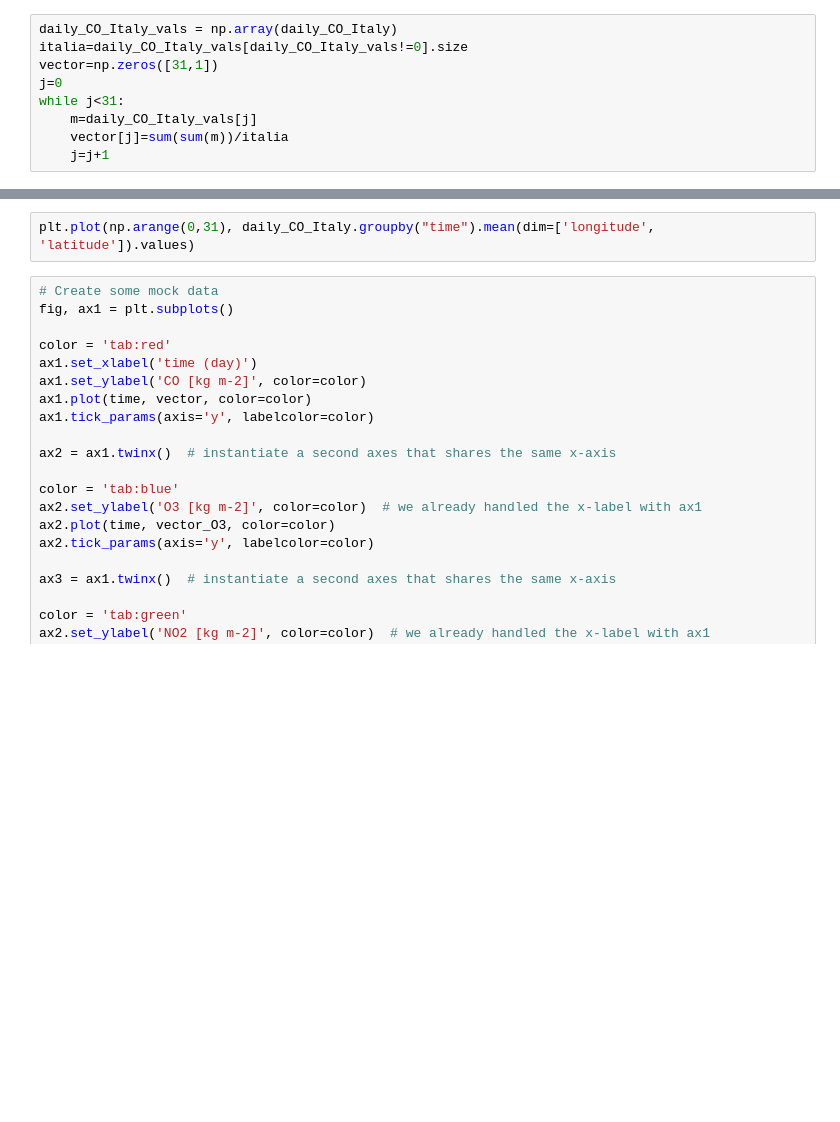
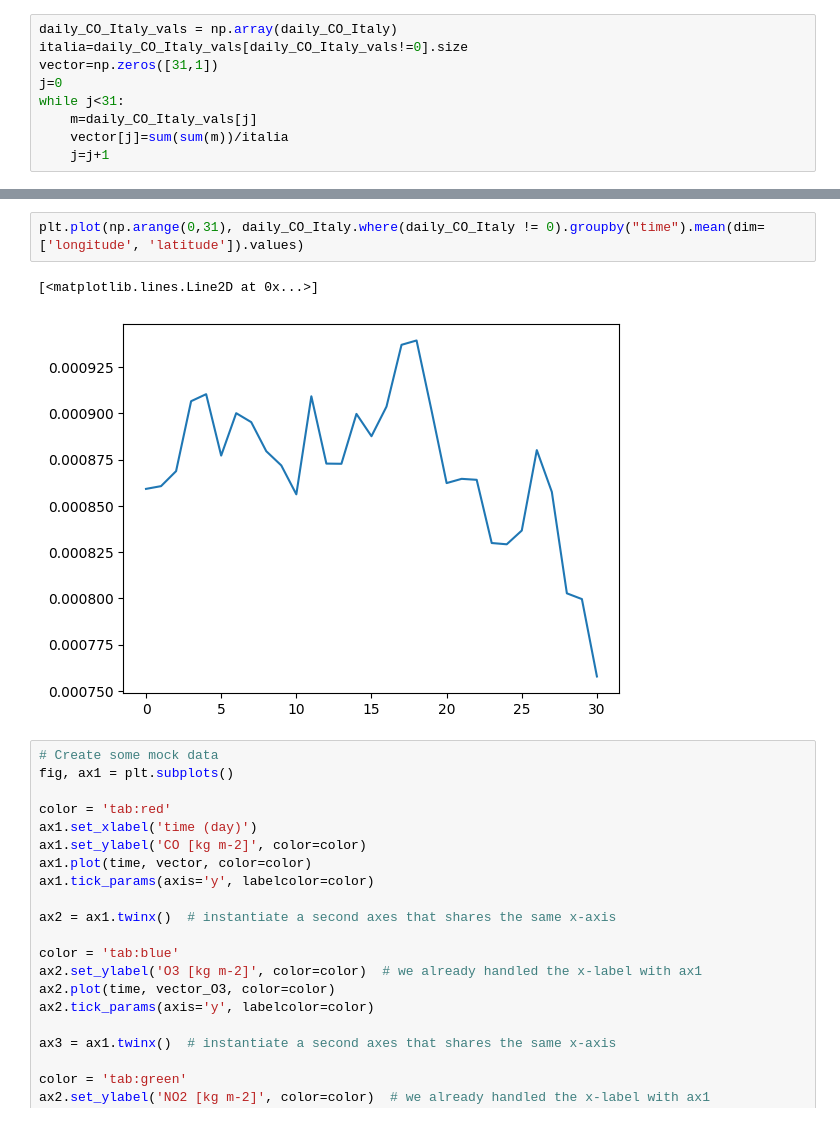
Before and after one commit to elisaliv/code4earth-23, a Jupyter notebook: plots_examples/first_approach_to_dataset_and_plots.ipynb, the cells around one changed output, grey strips where cells are left out. Drawn from its saved outputs; the diff is of its cells as text; blank space fills up the shorter version.

```diff
--- a/plots_examples/first_approach_to_dataset_and_plots.ipynb
+++ b/plots_examples/first_approach_to_dataset_and_plots.ipynb
@@ -99,5 +64,8 @@ while j<31:
 # %%
-plt.plot(np.arange(0,31), daily_CO_Italy.groupby("time").mean(dim=['longitude', 'latitude']).values)
+plt.plot(np.arange(0,31), daily_CO_Italy.where(daily_CO_Italy != 0).groupby("time").mean(dim=['longitude', 'latitude']).values)
+# %% [output]
+[<matplotlib.lines.Line2D at 0x...>]
+[figure, added]
 # %%
 # Create some mock data
 fig, ax1 = plt.subplots()
```
Also changed, not shown: parts of 15 cells of this notebook, 3 other files.
